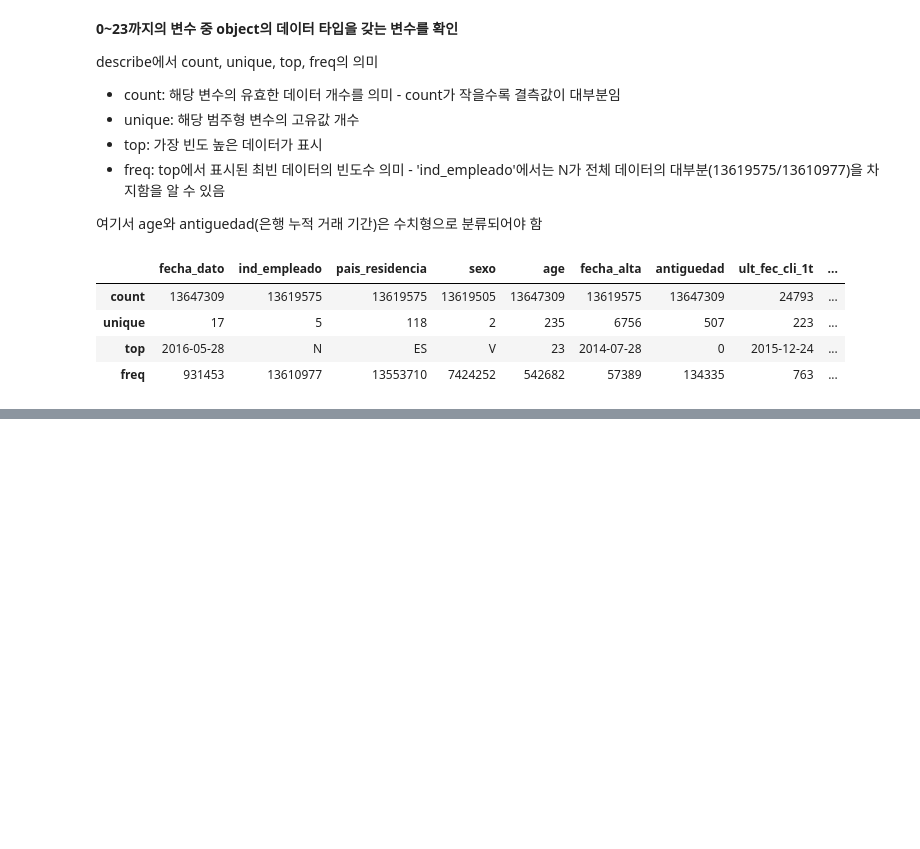
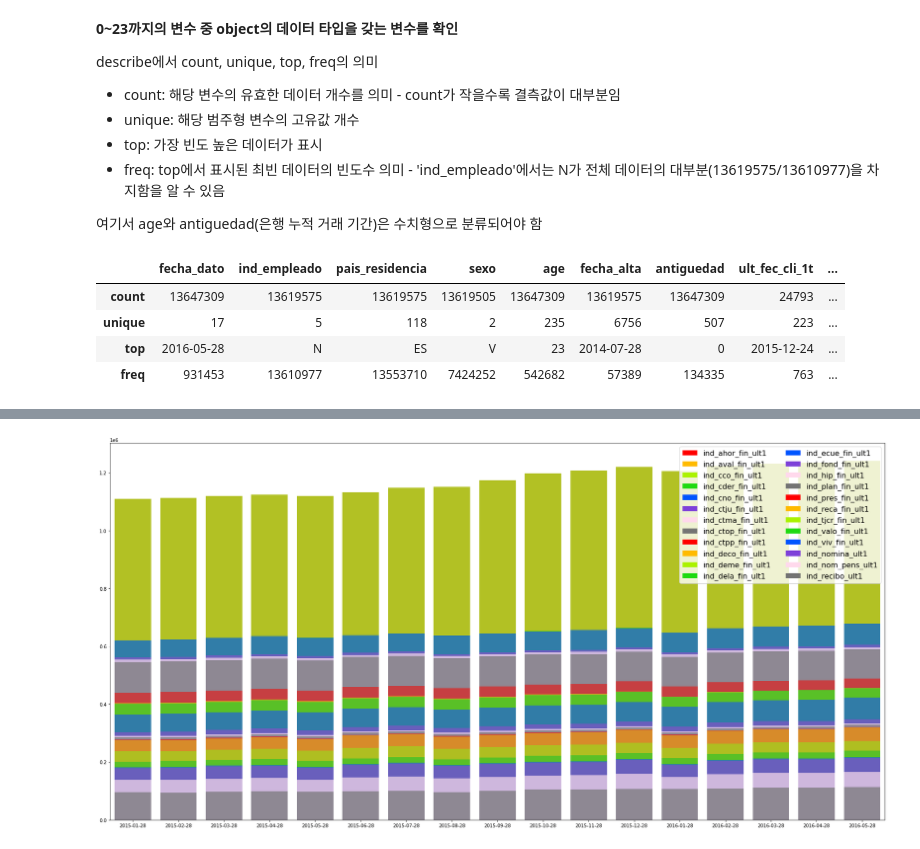
Before and after one commit to JANGHEEEUN/AI_-, a Jupyter notebook: kaggle/kaggle_santander_product_recommendation.ipynb, the cells around one changed output, grey strips where cells are left out. Saved outputs shown, nothing was run; the diff lists cells and outputs as text; code cells hidden in the pictures; blank space fills up the shorter version.

```diff
--- a/kaggle/kaggle_santander_product_recommendation.ipynb
+++ b/kaggle/kaggle_santander_product_recommendation.ipynb
@@ -207,0 +360,32 @@ train[cat_cols].describe()
+# %%
+#날짜 데이터를 기준으로 분석하기 위해 날짜 데이터를 별도로 추출
+months = trn['fecha_dato'].unique().tolist()
+#제품 변수 24개를 추출
+label_cols = trn.columns[24:].tolist()
+# %%
+label_over_time = []
+for i in range(len(label_cols)):
+  # 매월 각 제품의 총합을 groupby(..).agg('sum')으로 계산하여, label_sum에 저장한다.
+  label_sum = trn.groupby(['fecha_dato'])[label_cols[i]].agg('sum')
+  label_over_time.append(label_sum.tolist())
+
+label_sum_over_time = []
+for i in range(len(label_cols)):
+  # 누적 막대그래프 시각화를 위해, n번째 제품의 총합을 1~n번째 제품의 총합으로 만든다.
+  label_sum_over_time.append(np.asarray(label_over_time[i:]).sum(axis=0))
+
+# 시각화를 위해 색깔을 지정
+color_list = ['#FF0000','#FFBB00','#ABF200','#1FDA11','#0055FF','#7E41D9','#FFD9EC','#747474']
+
+# 그림 크기를 사전에 정의
+f, ax = plt.subplots(figsize=(30, 15))
+for i in range(len(label_cols)):
+  # 24개 제품에 대하여 Histogram을 그림
+  # x축에는 월 데이터, y 축에는 누적 총합, 색깔은 8개를 번갈아 사용하며 그림의 alpha 값은 0.7로 지정한다
+  sns.barplot(x=months, y=label_sum_over_time[i], color=color_list[i%8], alpha=0.7)
+
+# 우측 상단에 legend 추가
+plt.legend([plt.Rectangle((0,0),1,1, fc=color_list[i%8], edgecolor='none') for i in range(len(label_cols))], label_cols, loc=1, ncol=2, prop={'size':16})
+plt.show()
+# %% [output]
+[figure, added]
```
Also changed, not shown: parts of 45 cells of this notebook, 1 other file.
